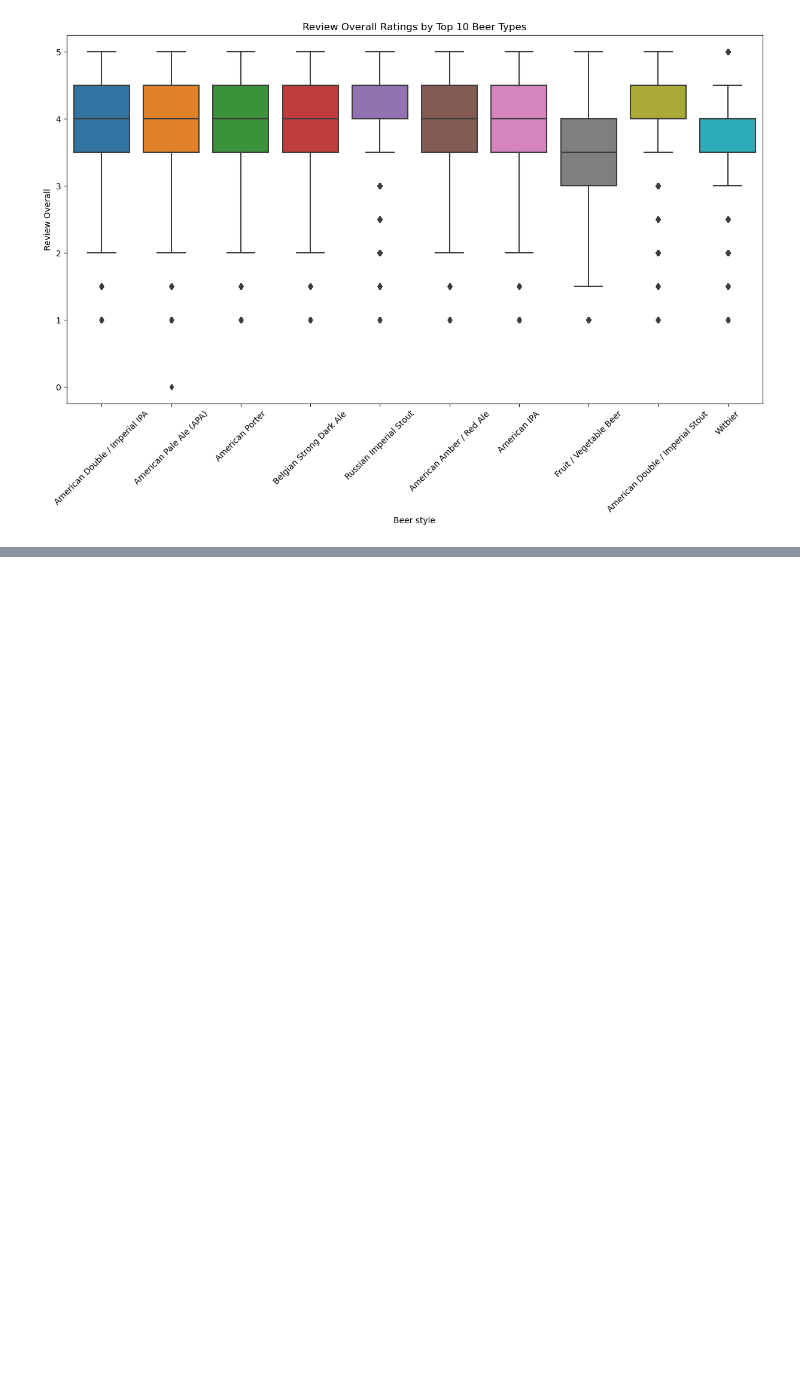
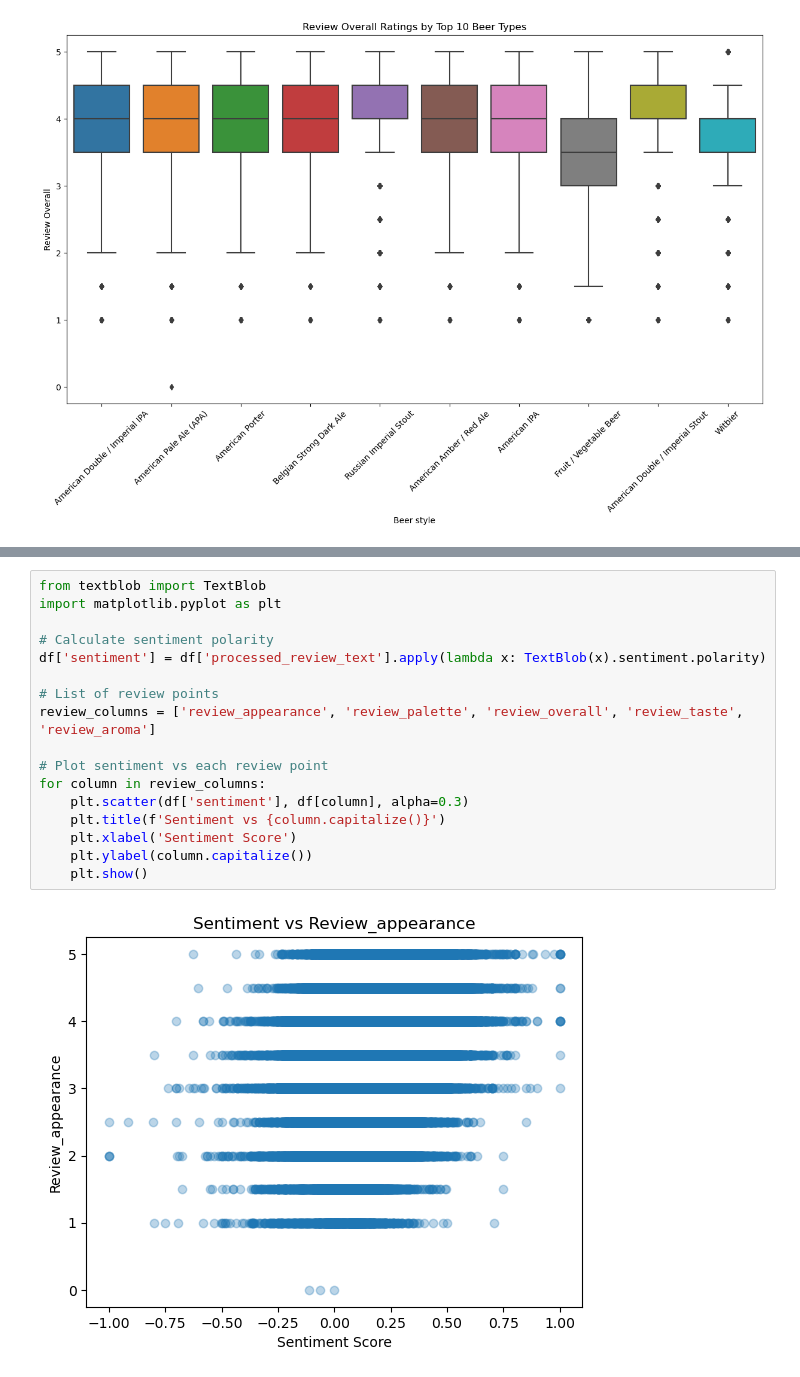
Before and after one commit to tsherida2012/Beer_Review_NLP, a Jupyter notebook: notebooks/Beer_Review_Capstone3_EDA.ipynb, the cells around one changed output, grey strips where cells are left out. Cells and saved outputs as stored; diff of their text form; blank space fills up the shorter version.

```diff
--- a/notebooks/Beer_Review_Capstone3_EDA.ipynb
+++ b/notebooks/Beer_Review_Capstone3_EDA.ipynb
@@ -292,0 +335,19 @@ plt.show()
+# %%
+from textblob import TextBlob
+import matplotlib.pyplot as plt
+
+# Calculate sentiment polarity
+df['sentiment'] = df['processed_review_text'].apply(lambda x: TextBlob(x).sentiment.polarity)
+
+# List of review points
+review_columns = ['review_appearance', 'review_palette', 'review_overall', 'review_taste', 'review_aroma']
+
+# Plot sentiment vs each review point
+for column in review_columns:
+    plt.scatter(df['sentiment'], df[column], alpha=0.3)
+    plt.title(f'Sentiment vs {column.capitalize()}')
+    plt.xlabel('Sentiment Score')
+    plt.ylabel(column.capitalize())
+    plt.show()
+# %% [output]
+[figure, added]
```
Also changed, not shown: parts of 20 cells of this notebook, 1 other file.
